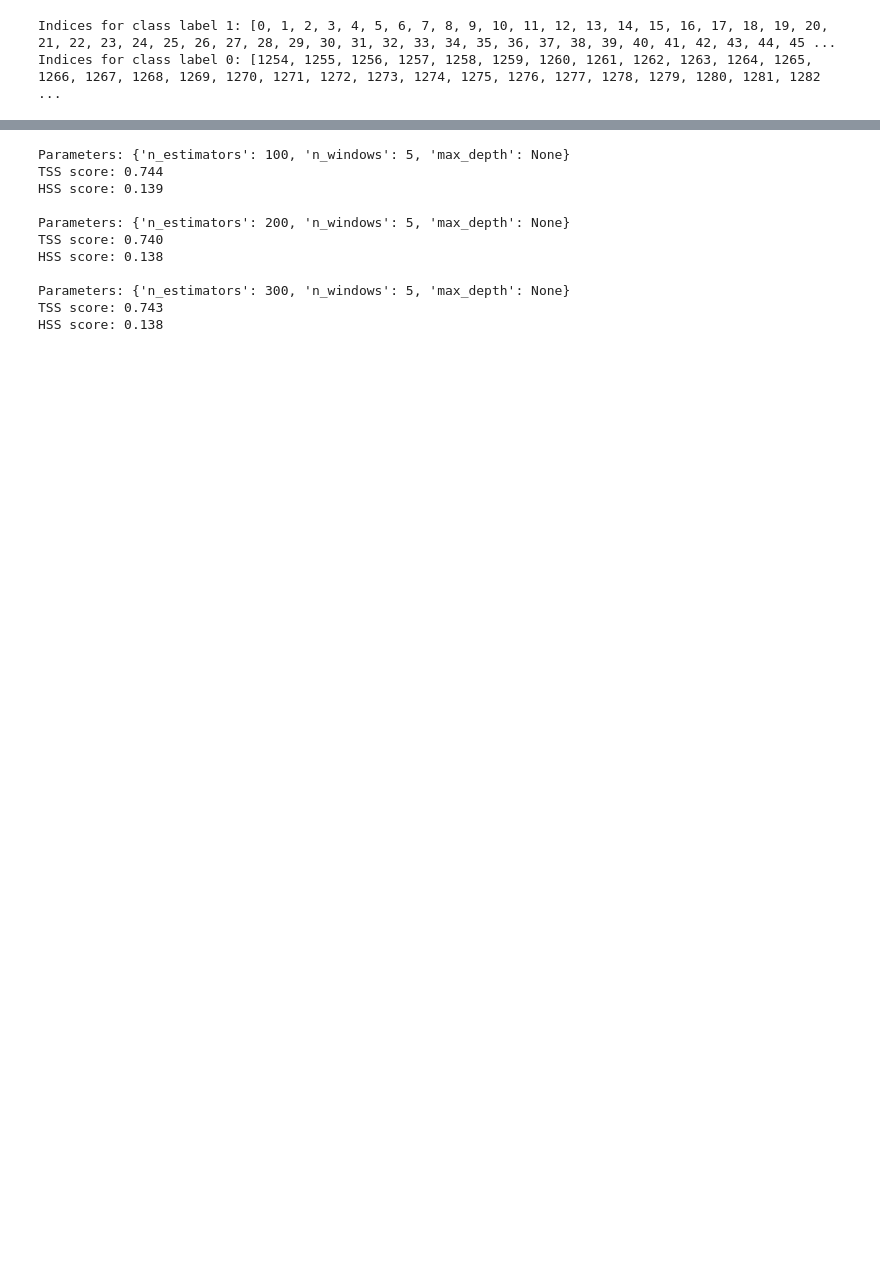
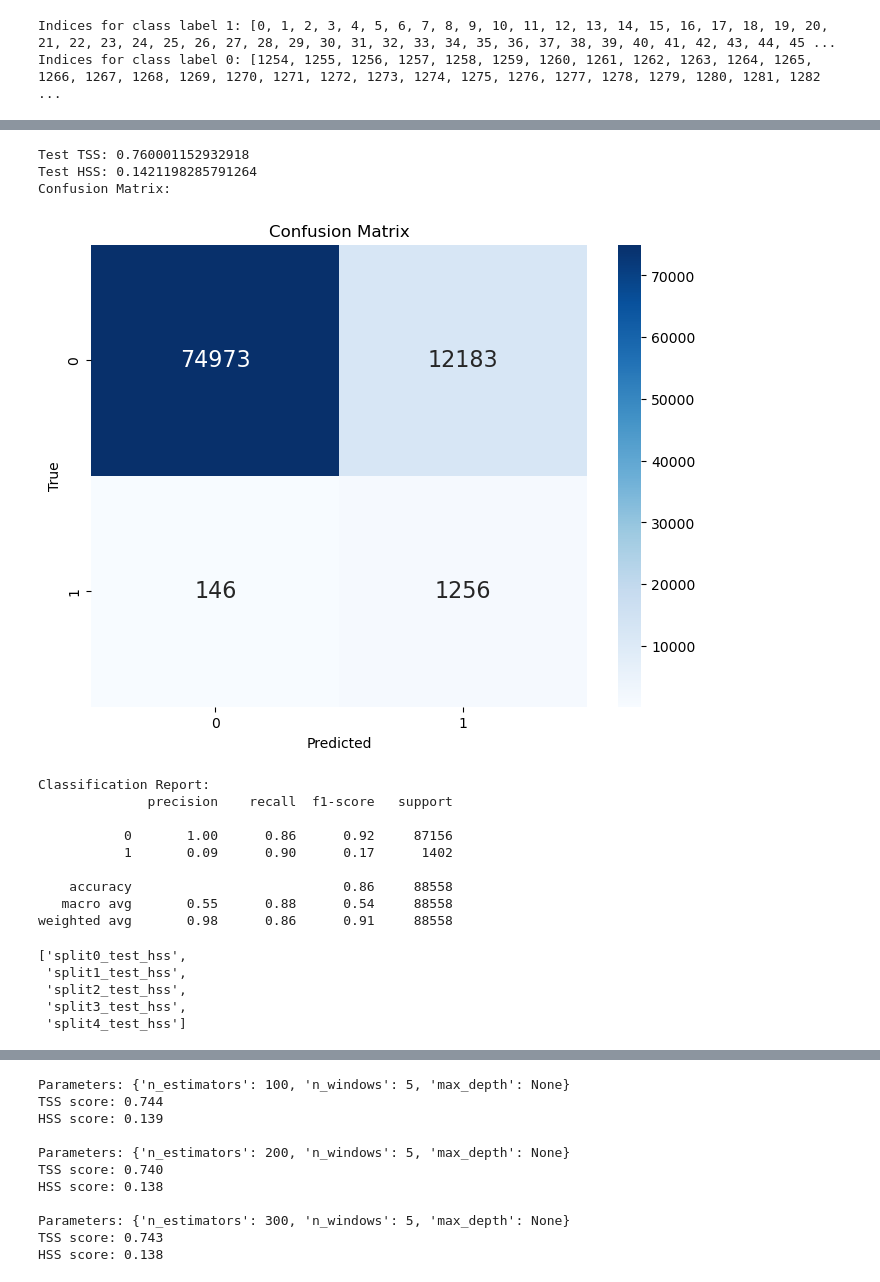
Before and after one commit to Afrid1045/SWAN_SF_Solar_Flare_Prediction, a Jupyter notebook: Multivariate_classifier.ipynb, the cells around one changed output, grey strips where cells are left out. Saved outputs shown, nothing was run; the diff lists cells and outputs as text; code cells hidden in the pictures; blank space fills up the shorter version.

```diff
--- a/Multivariate_classifier.ipynb
+++ b/Multivariate_classifier.ipynb
@@ -487,0 +569,15 @@ grid_search.best_score_
+# %%
+n_folds = 5
+skf = StratifiedKFold(n_splits=n_folds, shuffle=True, random_state=53)
+
+grid_search_stratified = GridSearchCV(
+    estimator=clf,
+    param_grid=param_grid,
+    scoring={'tss': tss_scorer, 'hss': hss_scorer},
+    refit='tss',
+    cv=skf,
+    n_jobs=-1,
+)
+# %%
+
+grid_search_stratified.fit(X_train, y_train)
@@ -487,0 +627,54 @@ grid_search.best_score_
+# %%
+best_model_strat = grid_search_stratified.best_estimator_
+y_pred_strat = best_model_strat.predict(X_test)
+# %%
+strat_tss, strat_hss = custom_scorer(y_test, y_pred_strat)
+print(f"Test TSS: {strat_tss}")
+print(f"Test HSS: {strat_hss}")
+
+cm_strat = confusion_matrix(y_test, y_pred_strat)
+print("Confusion Matrix:")
+#print(cm)
+
+plt.figure(figsize=(8, 6))
+sns.heatmap(cm, annot=True, fmt="d", cmap="Blues", annot_kws={"size": 16})
+plt.title("Confusion Matrix")
+plt.xlabel("Predicted")
+plt.ylabel("True")
+plt.show()
+
+# Print the classification report
+report_strat = classification_report(y_test, y_pred_strat)
+print("Classification Report:")
+print(report_strat)
+# %% [output]
+Test TSS: 0.760001152932918
+Test HSS: 0.1421198285791264
+Confusion Matrix:
+[figure, added]
+Classification Report:
+              precision    recall  f1-score   support
+
+           0       1.00      0.86      0.92     87156
+           1       0.09      0.90      0.17      1402
+
+    accuracy                           0.86     88558
+   macro avg       0.55      0.88      0.54     88558
+weighted avg       0.98      0.86      0.91     88558
+# %%
+tss_columns_kfold = [f'split{i}_test_tss' for i in range(5)]  # Assuming 5 splits
+hss_columns_kfold = [f'split{i}_test_hss' for i in range(5)]
+
+# Assuming you have the DataFrame results_stratified for Stratified K-Fold
+# Extract TSS and HSS scores for each split
+tss_columns_stratified = [f'split{i}_test_tss' for i in range(5)]  # Assuming 5 splits
+hss_columns_stratified = [f'split{i}_test_hss' for i in range(5)]
+
+
+hss_columns_stratified
+# %% [output]
+['split0_test_hss',
+ 'split1_test_hss',
+ 'split2_test_hss',
+ 'split3_test_hss',
+ 'split4_test_hss']
```
Also changed, not shown: parts of 30 cells of this notebook.
